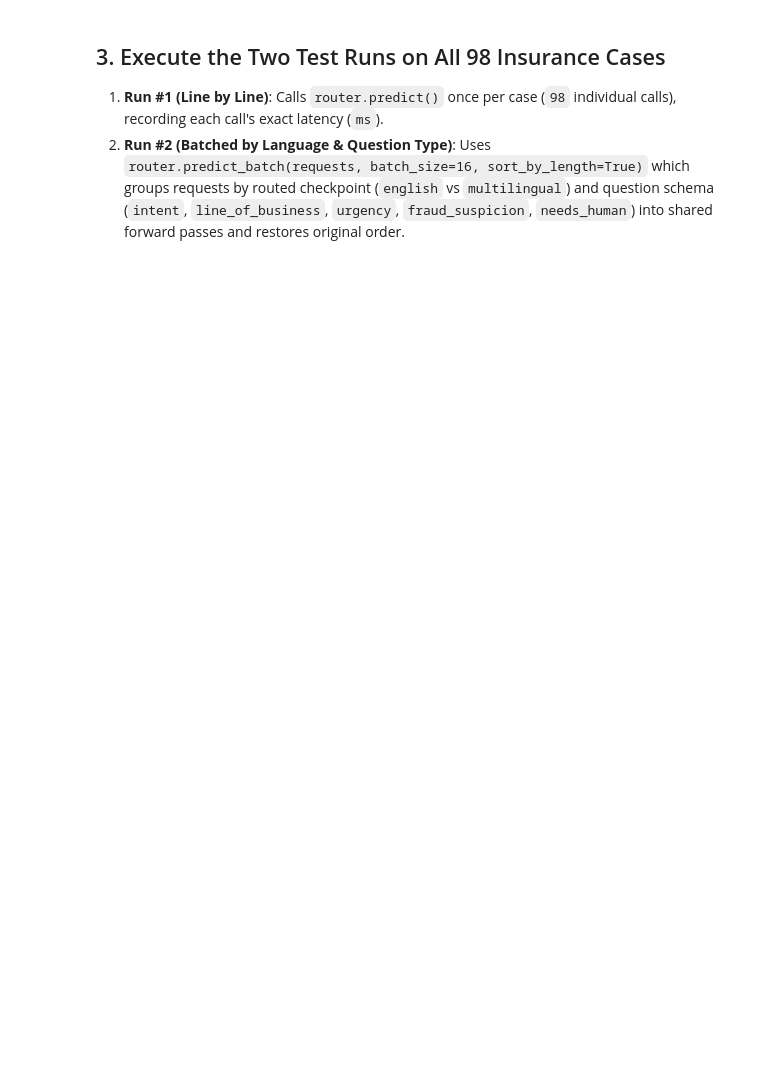
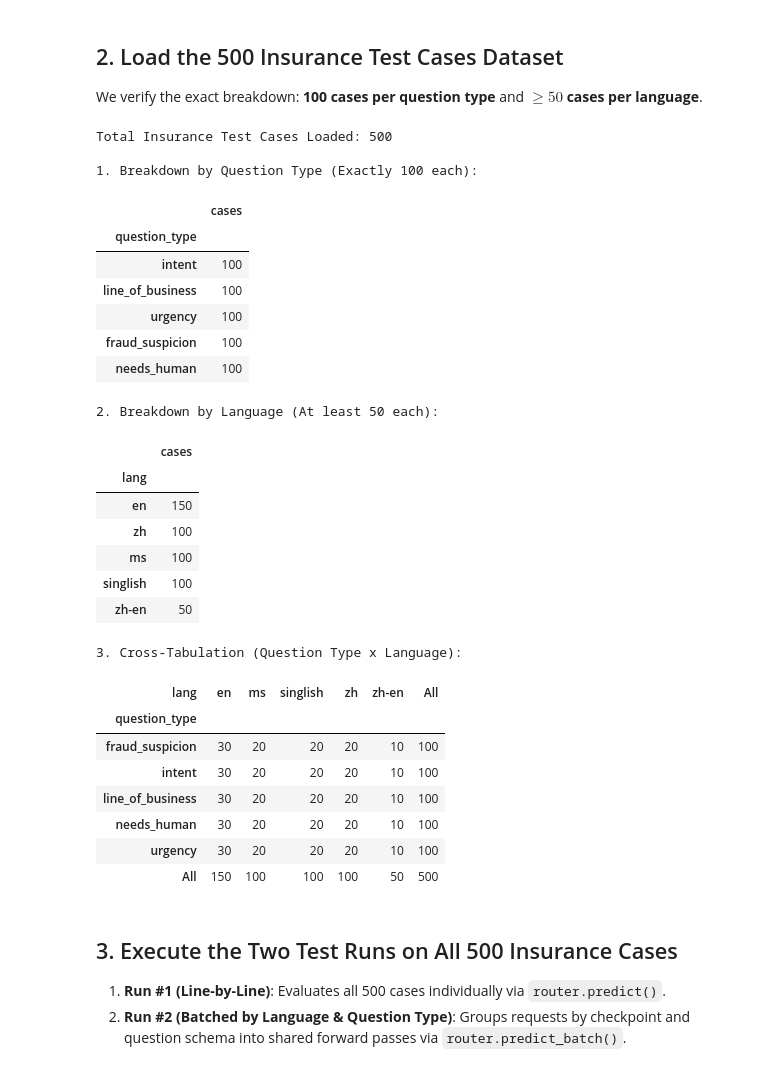
Before and after one commit to limjunda/laya-test, a Jupyter notebook: laya_insurance_test.ipynb, the cells around one changed output. Cells and saved outputs as stored; diff of their text form; code cells hidden in the pictures; blank space fills up the shorter version.

```diff
--- a/laya_insurance_test.ipynb
+++ b/laya_insurance_test.ipynb
@@ -941 +111,48 @@ Total Insurance Test Cases Loaded: 98
+# %% [markdown]
+## 2. Load the 500 Insurance Test Cases Dataset
+We verify the exact breakdown: **100 cases per question type** and **$\ge 50$ cases per language**.
+# %%
+DATA_500_PATH = Path("data/insurance_500_cases.json")
+with open(DATA_500_PATH, "r", encoding="utf-8") as f:
+    cases_500 = json.load(f)
+
+df_500_meta = pd.DataFrame(cases_500)
+print(f"Total Insurance Test Cases Loaded: {len(df_500_meta)}")
+
+print("\n1. Breakdown by Question Type (Exactly 100 each):")
+display(df_500_meta["question_type"].value_counts().to_frame("cases"))
+
+print("2. Breakdown by Language (At least 50 each):")
+display(df_500_meta["lang"].value_counts().to_frame("cases"))
+
+print("3. Cross-Tabulation (Question Type x Language):")
+display(pd.crosstab(df_500_meta["question_type"], df_500_meta["lang"], margins=True))
+# %% [output]
+Total Insurance Test Cases Loaded: 500
+
+1. Breakdown by Question Type (Exactly 100 each):
+|  | cases |
+| question_type |  |
+| intent | 100 |
+| line_of_business | 100 |
+| urgency | 100 |
+| fraud_suspicion | 100 |
+| needs_human | 100 |
+2. Breakdown by Language (At least 50 each):
+|  | cases |
+| lang |  |
+| en | 150 |
+| zh | 100 |
+| ms | 100 |
+| singlish | 100 |
+| zh-en | 50 |
+3. Cross-Tabulation (Question Type x Language):
+| lang | en | ms | singlish | zh | zh-en | All |
+| question_type |  |  |  |  |  |  |
+| fraud_suspicion | 30 | 20 | 20 | 20 | 10 | 100 |
+| intent | 30 | 20 | 20 | 20 | 10 | 100 |
+| line_of_business | 30 | 20 | 20 | 20 | 10 | 100 |
+| needs_human | 30 | 20 | 20 | 20 | 10 | 100 |
+| urgency | 30 | 20 | 20 | 20 | 10 | 100 |
+| All | 150 | 100 | 100 | 100 | 50 | 500 |
 # %%
@@ -1006,7 +220,7 @@ def get_lang_hint(lang_tag: str) -> str:
         return "zh"
     return "en"
 # %% [markdown]
-## 3. Execute the Two Test Runs on All 98 Insurance Cases
-1. **Run #1 (Line by Line)**: Calls `router.predict()` once per case (`98` individual calls), recording each call's exact latency (`ms`).
-2. **Run #2 (Batched by Language & Question Type)**: Uses `router.predict_batch(requests, batch_size=16, sort_by_length=True)` which groups requests by routed checkpoint (`english` vs `multilingual`) and question schema (`intent`, `line_of_business`, `urgency`, `fraud_suspicion`, `needs_human`) into shared forward passes and restores original order.
+## 3. Execute the Two Test Runs on All 500 Insurance Cases
+1. **Run #1 (Line-by-Line)**: Evaluates all 500 cases individually via `router.predict()`.
+2. **Run #2 (Batched by Language & Question Type)**: Groups requests by checkpoint and question schema into shared forward passes via `router.predict_batch()`.
 # %%
```
Also changed, not shown: parts of 19 cells of this notebook, 3 other files.
